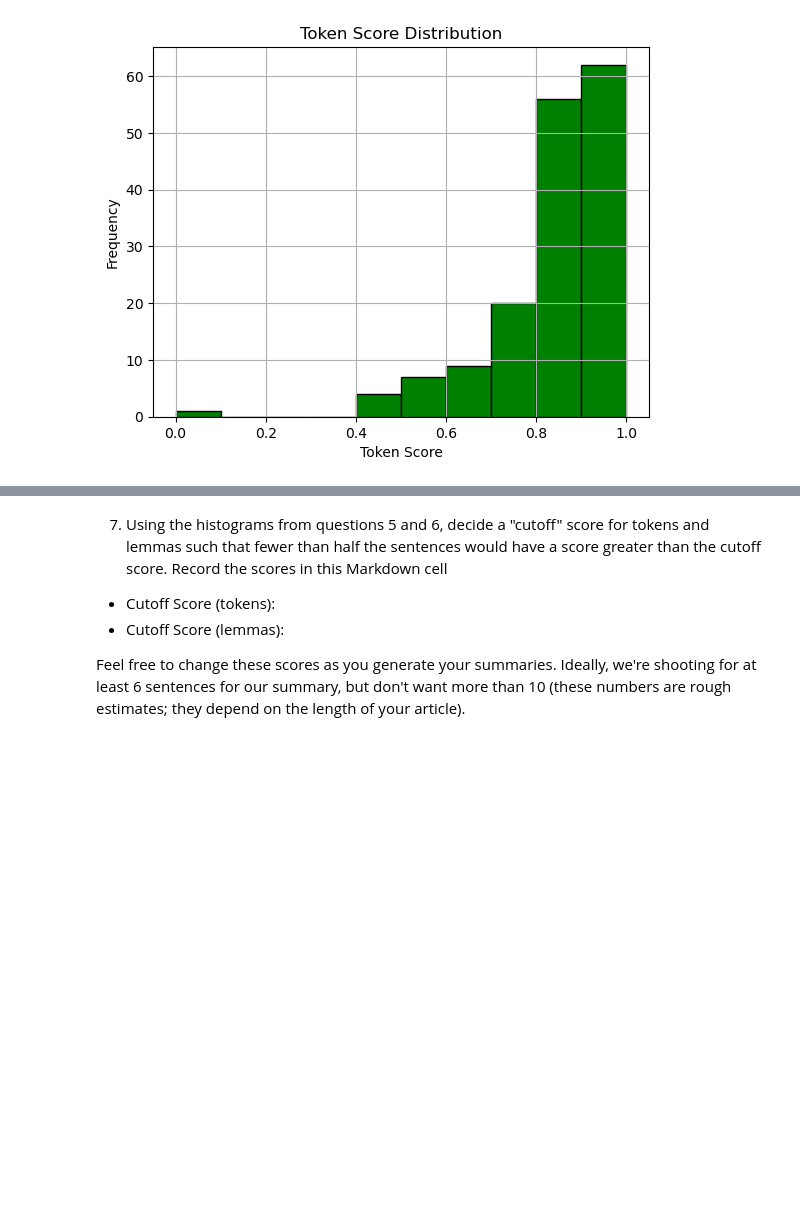
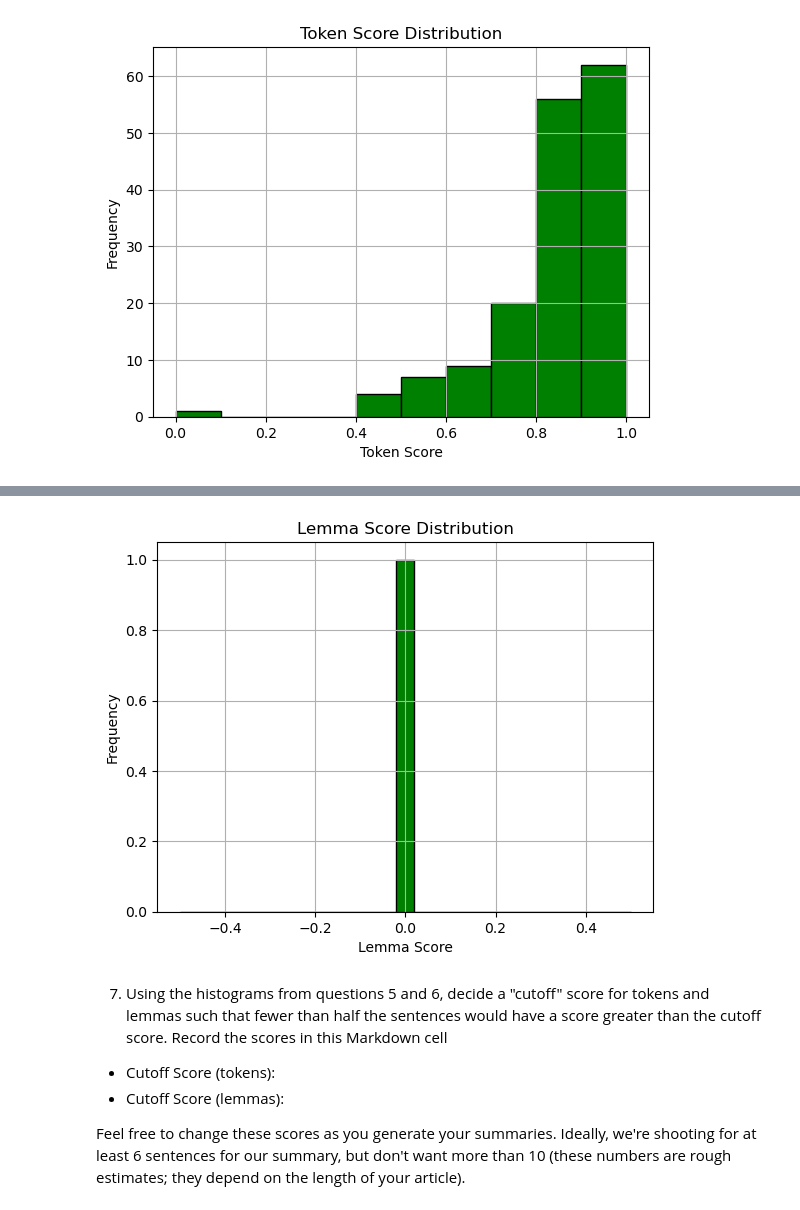
Before and after one commit to msmixj/article-summarizer, a Jupyter notebook: article-summarizer.ipynb, the cells around one changed output, grey strips where cells are left out. Saved outputs shown, nothing was run; the diff lists cells and outputs as text; code cells hidden in the pictures; blank space fills up the shorter version.

Commit message:
Commit after question #6

```diff
--- a/article-summarizer.ipynb
+++ b/article-summarizer.ipynb
@@ -286,0 +288,19 @@ plt.show()
+# %%
+#Getting set of top 5 lemmas by freq (found in question 4)
+lemmas = set()
+for lemma, frequency in top_5_lemmas:
+    lemmas.add(lemma)
+
+#Looping through sentences to find the score
+for sentence in list(document.sents):
+    start= 0
+    for lemma in sentence:
+        if lemma.lemma_.lower() in lemmas:
+            start+= 1
+    start2 = 0
+    for lemma in sentence:
+        if not(lemma.is_space or lemma.is_punct):
+            start2 += 1
+    #creating ourput that will show full sentence and the lemma score
+    sentence_list = str(sentence).replace('\n','').replace('  ',' ')
+    print(start/start2,':',sentence_list)
@@ -287,3 +325,12 @@ plt.show()
+# %%
+plt.hist(start/start2, bins=25, color='green', edgecolor='black')
+plt.title('Lemma Score Distribution')
+plt.xlabel('Lemma Score')
+plt.ylabel('Frequency')
+plt.grid(True)
+plt.show()
+# %% [output]
+[figure, added]
 # %% [markdown]
 7. Using the histograms from questions 5 and 6, decide a "cutoff" score for tokens and lemmas such that fewer than half the sentences would have a score greater than the cutoff score.  Record the scores in this Markdown cell
 
```
Also changed, not shown: parts of 2 cells of this notebook.
